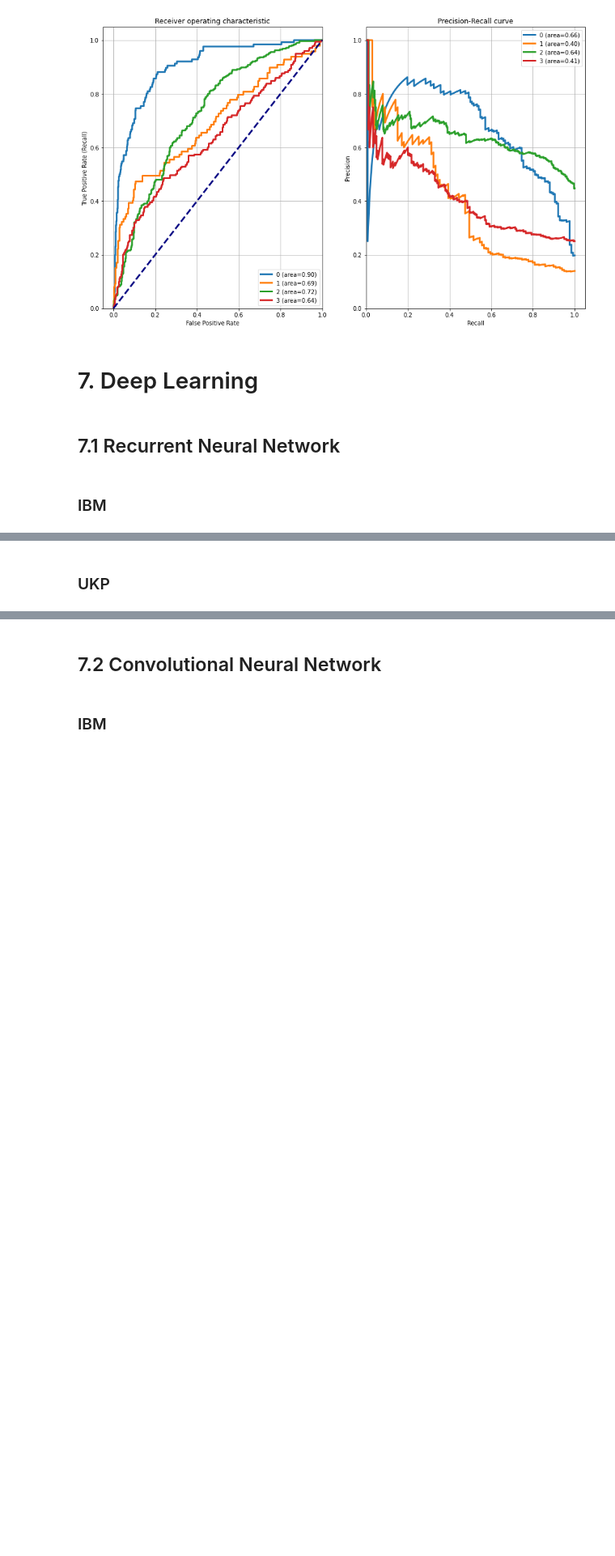
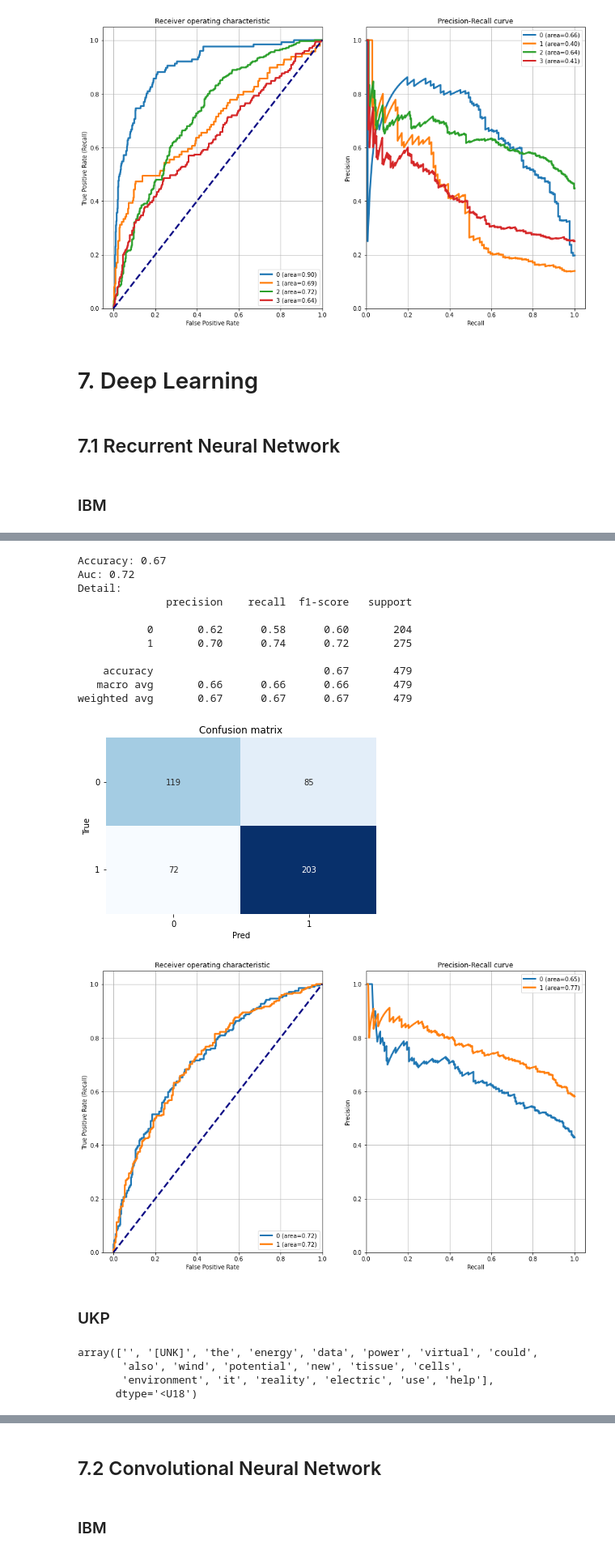
Before and after one commit to adrianoduque97/argument-minning, a Jupyter notebook: ArgumentMinning_TFM.ipynb, the cells around one changed output, grey strips where cells are left out. Shown at 81% size. Cells and saved outputs as stored; diff of their text form; code cells hidden in the pictures; blank space fills up the shorter version.

```diff
--- a/ArgumentMinning_TFM.ipynb
+++ b/ArgumentMinning_TFM.ipynb
@@ -750,0 +760,5 @@ _________________________________________________________________
+# %%
+VOCAB_SIZE = 2000
+encoder_IBM = keras.layers.TextVectorization(
+    max_tokens=VOCAB_SIZE)
+encoder_IBM.adapt(Train_X_IBM.ravel())
@@ -750,0 +773,18 @@ _________________________________________________________________
+# %%
+rnn_IBM = keras.Sequential([
+    encoder_IBM,
+    Embedding(
+        input_dim=len(encoder_IBM.get_vocabulary()),
+        output_dim=64,
+        # Use masking to handle the variable sequence lengths
+        mask_zero=True),
+    Bidirectional(LSTM(64, return_sequences=True)),
+    Bidirectional(LSTM(32)),
+    Dense(64, activation='relu'),
+    Dense(64, activation='relu'),
+    Dense(2,activation="softmax")
+])
+rnn_IBM.summary()
+rnn_IBM.compile(loss='sparse_categorical_crossentropy',
+              optimizer='adam',
+              metrics=['accuracy'])
@@ -751,2 +809,3 @@ _________________________________________________________________
 # %%
-model.fit(Train_X_Tfidf, Train_Y_IBM, batch_size=4, epochs=10, verbose=1, validation_data=(Test_X_Tfidf, Test_Y_IBM))
+rnn_IBM.fit(Train_X_IBM, Train_Y_IBM, epochs=10,
+                    validation_data=(Test_X_IBM, Test_Y_IBM), validation_steps=30)
@@ -753,2 +834,23 @@ model.fit(Train_X_Tfidf, Train_Y_IBM, batch_size=4, epochs=10, verbose=1, valida
+# %%
+dic_y_mapping = {n:label for n,label in
+                 enumerate(np.unique(Test_Y_IBM))}
+
+pred_rnn = rnn_IBM.predict(Test_X_IBM)
+predicted_val = [dic_y_mapping[np.argmax(pred)] for pred in pred_rnn]
+metricas(predicted_val, Test_Y_IBM, pred_rnn)
+# %% [output]
+Accuracy: 0.67
+Auc: 0.72
+Detail:
+              precision    recall  f1-score   support
+
+           0       0.62      0.58      0.60       204
+           1       0.70      0.74      0.72       275
+
+    accuracy                           0.67       479
+   macro avg       0.66      0.66      0.66       479
+weighted avg       0.67      0.67      0.67       479
+[figure, added]
+[figure, added]
 # %% [markdown]
 ### UKP
@@ -766,0 +862,8 @@ model.summary()
+# %%
+vocab = np.array(encoder_UKP.get_vocabulary())
+vocab[:20]
+# %% [output]
+array(['', '[UNK]', 'the', 'energy', 'data', 'power', 'virtual', 'could',
+       'also', 'wind', 'potential', 'new', 'tissue', 'cells',
+       'environment', 'it', 'reality', 'electric', 'use', 'help'],
+      dtype='<U18')
```
Also changed, not shown: parts of 37 cells of this notebook.
